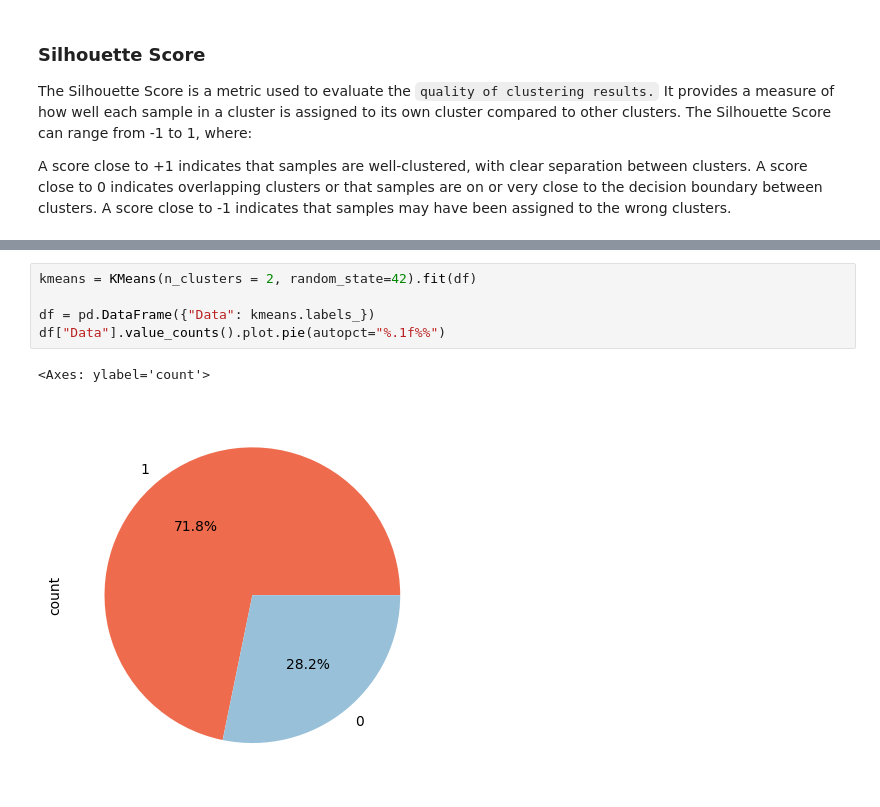
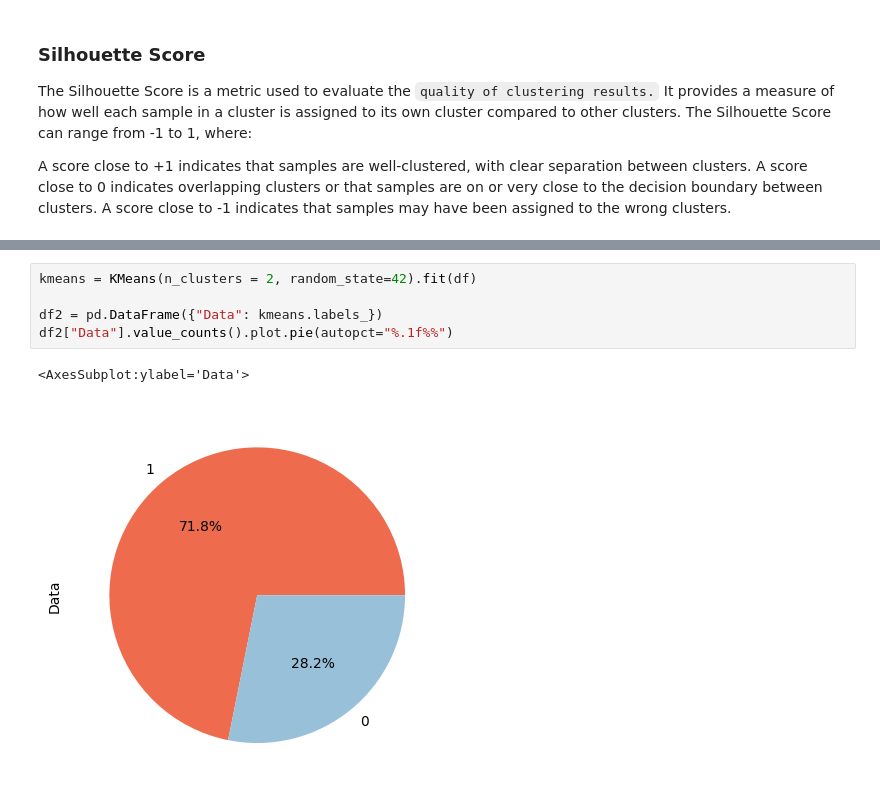
Before and after one commit to IgnacioGB1990/Data_Desafio, a Jupyter notebook: Cleaning/EDA_IGB.ipynb, the cells around one changed output, grey strips where cells are left out. Saved outputs shown, nothing was run; the diff lists cells and outputs as text.

```diff
--- a/Cleaning/EDA_IGB.ipynb
+++ b/Cleaning/EDA_IGB.ipynb
@@ -697,11 +682,11 @@ array([1, 1, 0, ..., 0, 0, 0], dtype=int32)
 # %%
 kmeans = KMeans(n_clusters = 2, random_state=42).fit(df)
 
-df = pd.DataFrame({"Data": kmeans.labels_})
-df["Data"].value_counts().plot.pie(autopct="%.1f%%")
+df2 = pd.DataFrame({"Data": kmeans.labels_})
+df2["Data"].value_counts().plot.pie(autopct="%.1f%%")
 # %% [output]
-<Axes: ylabel='count'>
+<AxesSubplot:ylabel='Data'>
-[figure, old version]
+[figure, new version]
 # %%
 # Here we can see the N number of centroids of each cluster
 kmeans.cluster_centers_
```
Also changed, not shown: parts of 18 cells of this notebook.
